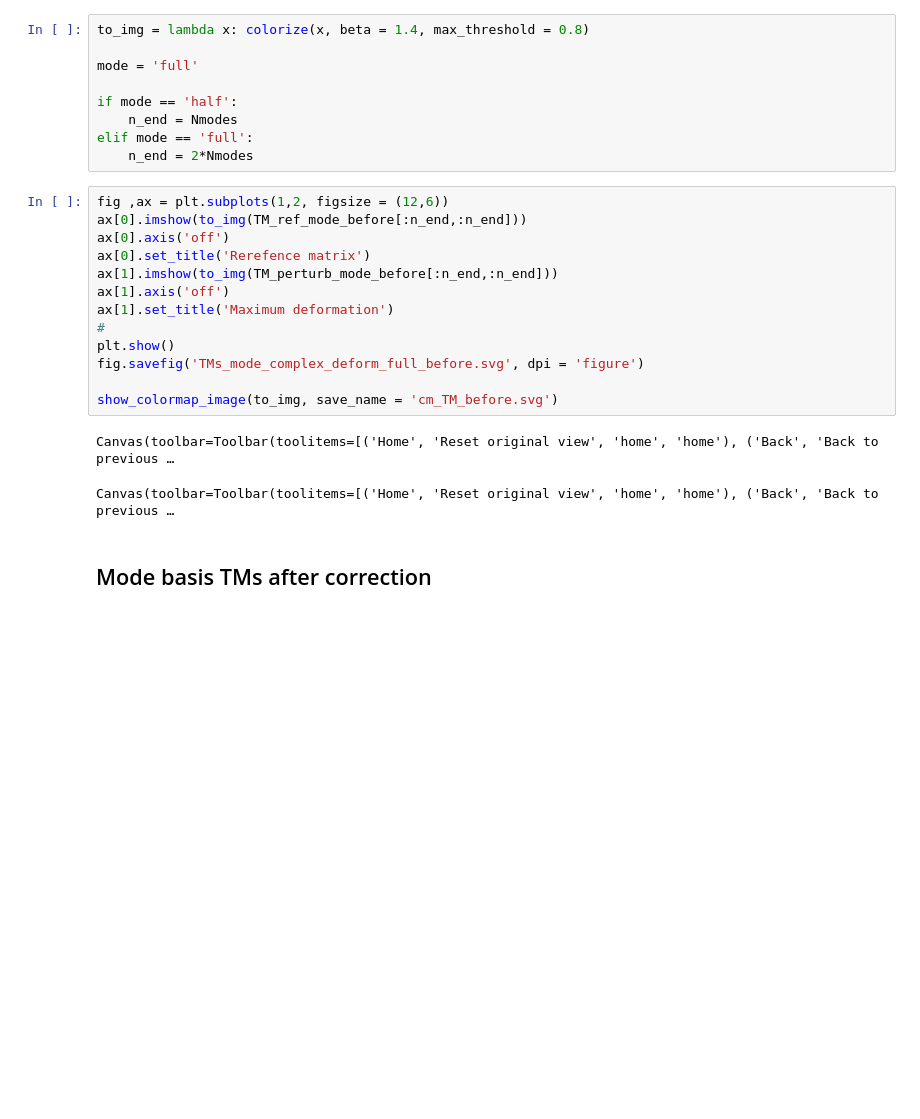
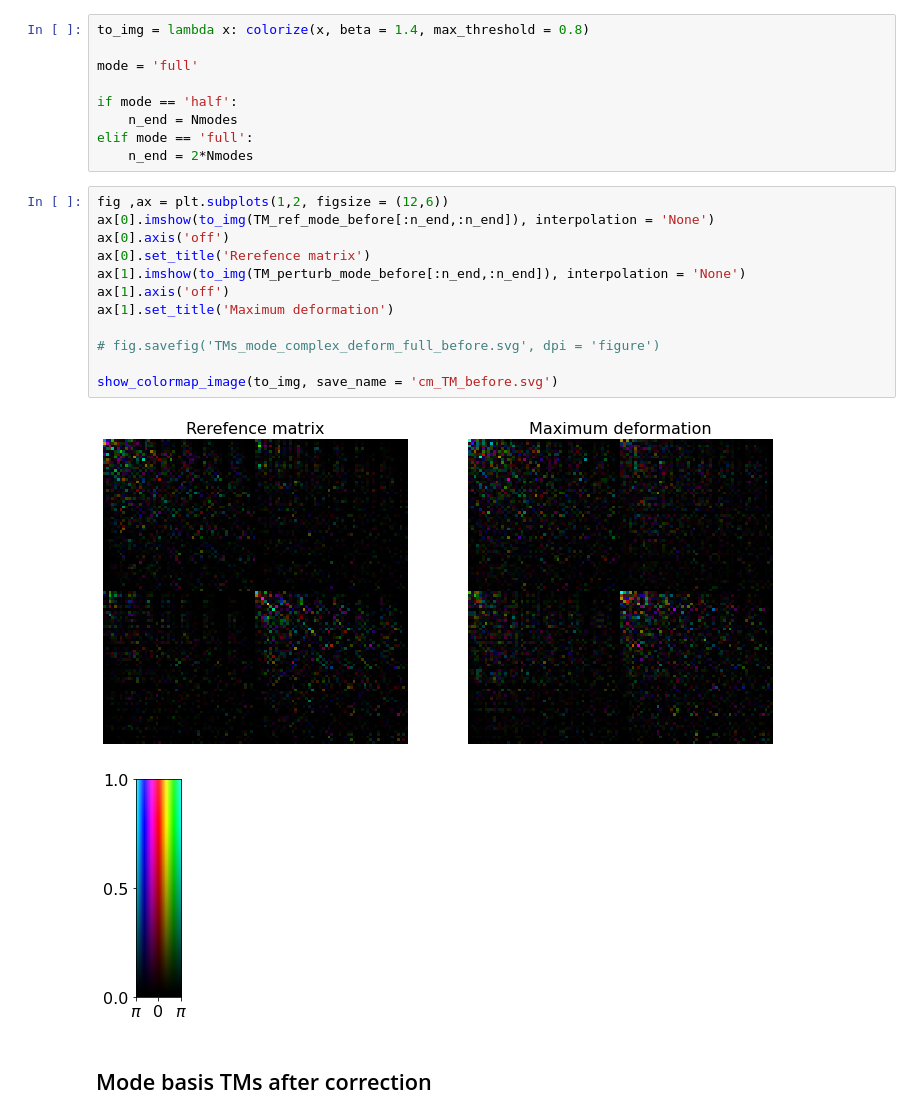
Before and after one commit to wavefrontshaping/article_MMF_disorder, a Jupyter notebook: Analysis/Figures_SI.ipynb, the cells around one changed output. Cells and saved outputs as stored; diff of their text form; blank space fills up the shorter version.

Commit message:
finalize figures

```diff
--- a/Analysis/Figures_SI.ipynb
+++ b/Analysis/Figures_SI.ipynb
@@ -100,20 +101,19 @@ elif mode == 'full':
     n_end = 2*Nmodes
 # %%
 fig ,ax = plt.subplots(1,2, figsize = (12,6))
-ax[0].imshow(to_img(TM_ref_mode_before[:n_end,:n_end]))
+ax[0].imshow(to_img(TM_ref_mode_before[:n_end,:n_end]), interpolation = 'None')
 ax[0].axis('off')
 ax[0].set_title('Rerefence matrix')
-ax[1].imshow(to_img(TM_perturb_mode_before[:n_end,:n_end]))
+ax[1].imshow(to_img(TM_perturb_mode_before[:n_end,:n_end]), interpolation = 'None')
 ax[1].axis('off')
 ax[1].set_title('Maximum deformation')
-#
-plt.show()
-fig.savefig('TMs_mode_complex_deform_full_before.svg', dpi = 'figure')
+
+# fig.savefig('TMs_mode_complex_deform_full_before.svg', dpi = 'figure')
 
 show_colormap_image(to_img, save_name = 'cm_TM_before.svg')
 # %% [output]
-Canvas(toolbar=Toolbar(toolitems=[('Home', 'Reset original view', 'home', 'home'), ('Back', 'Back to previous …
-Canvas(toolbar=Toolbar(toolitems=[('Home', 'Reset original view', 'home', 'home'), ('Back', 'Back to previous …
+[figure, added]
+[figure, added]
 # %% [markdown]
 ## Mode basis TMs after correction
 # %%
```
Also changed, not shown: parts of 10 cells of this notebook.
